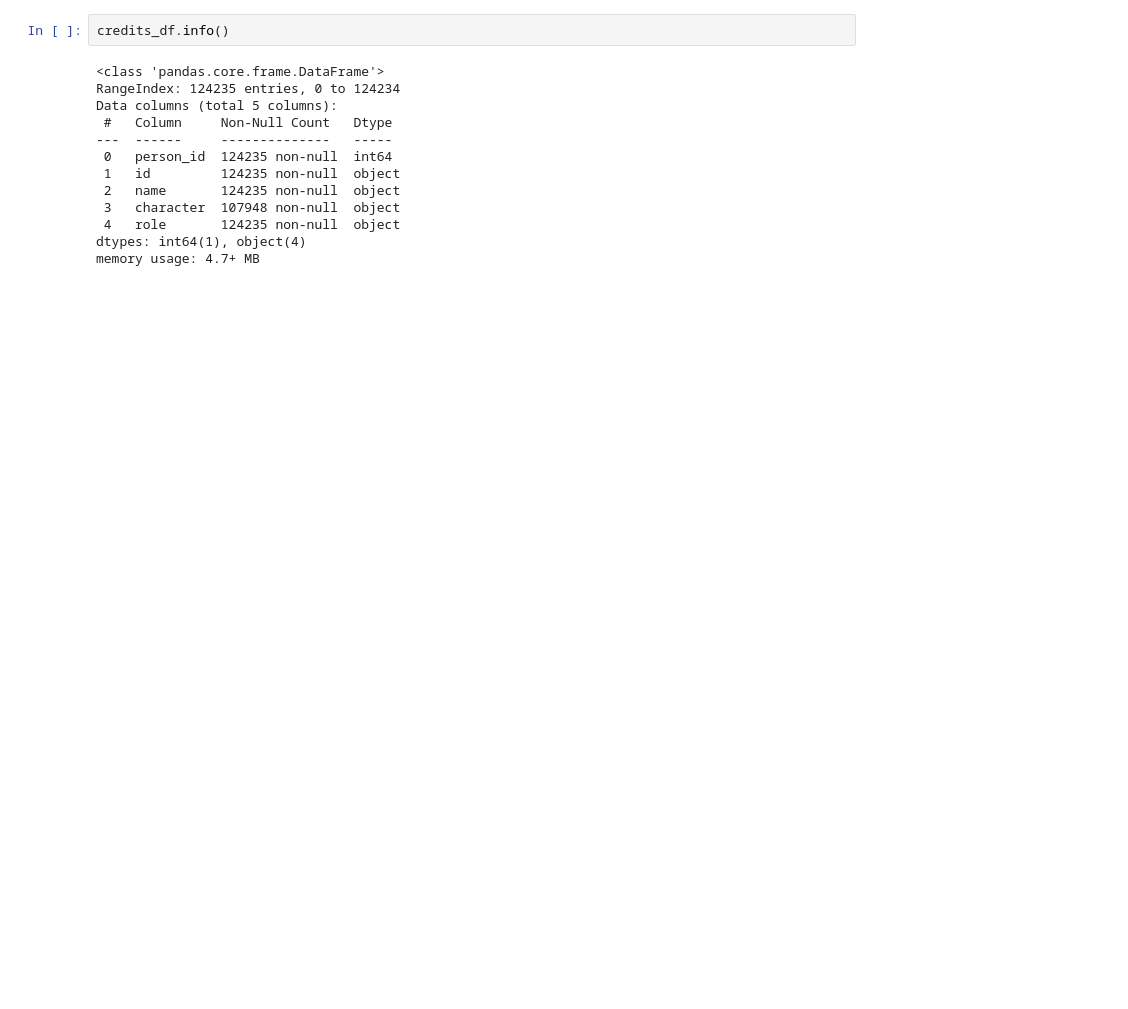
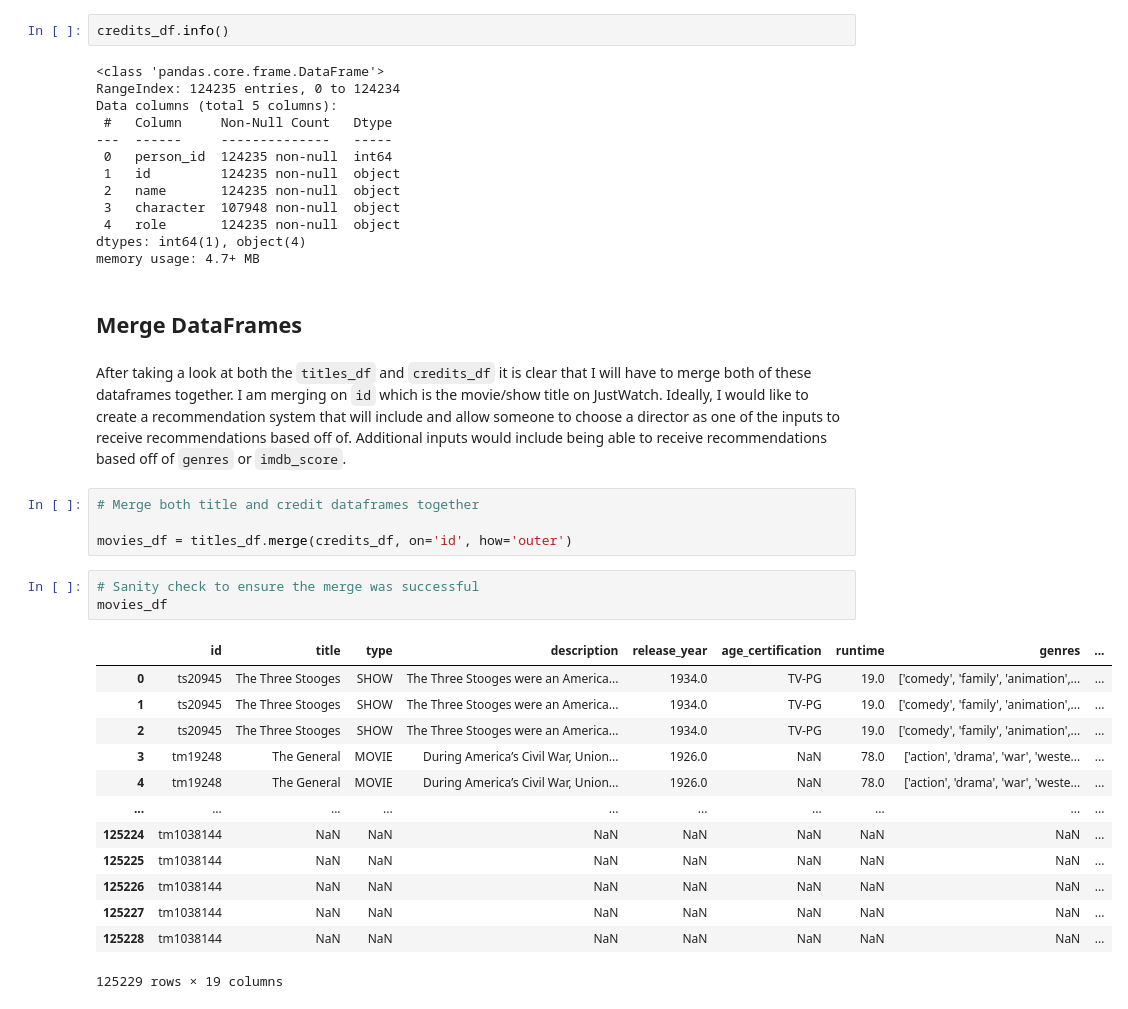
Before and after one commit to jsiddiqui85/Capstone_Recommendation_System, a Jupyter notebook: Workspace/Amazon_Prime_Video_Initial_EDA.ipynb, the cells around one changed output. Saved outputs shown, nothing was run; the diff lists cells and outputs as text; blank space fills up the shorter version.

```diff
--- a/Workspace/Amazon_Prime_Video_Initial_EDA.ipynb
+++ b/Workspace/Amazon_Prime_Video_Initial_EDA.ipynb
@@ -75,3 +192,28 @@ Data columns (total 5 columns):
  4   role       124235 non-null  object
 dtypes: int64(1), object(4)
 memory usage: 4.7+ MB
+# %% [markdown]
+## Merge DataFrames
+# %% [markdown]
+After taking a look at both the `titles_df` and `credits_df` it is clear that I will have to merge both of these dataframes together.  I am merging on `id` which is the movie/show title on JustWatch.  Ideally, I would like to create a recommendation system that will include and allow someone to choose a director as one of the inputs to receive recommendations based off of. Additional inputs would include being able to receive recommendations based off of `genres` or `imdb_score`.
+# %%
+# Merge both title and credit dataframes together
+
+movies_df = titles_df.merge(credits_df, on='id', how='outer')
+# %%
+# Sanity check to ensure the merge was successful
+movies_df
+# %% [output]
+|  | id | title | type | description | release_year | age_certification | runtime | genres | ... |
+| 0 | ts20945 | The Three Stooges | SHOW | The Three Stooges were an America... | 1934.0 | TV-PG | 19.0 | ['comedy', 'family', 'animation',... | ... |
+| 1 | ts20945 | The Three Stooges | SHOW | The Three Stooges were an America... | 1934.0 | TV-PG | 19.0 | ['comedy', 'family', 'animation',... | ... |
+| 2 | ts20945 | The Three Stooges | SHOW | The Three Stooges were an America... | 1934.0 | TV-PG | 19.0 | ['comedy', 'family', 'animation',... | ... |
+| 3 | tm19248 | The General | MOVIE | During America’s Civil War, Union... | 1926.0 | NaN | 78.0 | ['action', 'drama', 'war', 'weste... | ... |
+| 4 | tm19248 | The General | MOVIE | During America’s Civil War, Union... | 1926.0 | NaN | 78.0 | ['action', 'drama', 'war', 'weste... | ... |
+| ... | ... | ... | ... | ... | ... | ... | ... | ... | ... |
+| 125224 | tm1038144 | NaN | NaN | NaN | NaN | NaN | NaN | NaN | ... |
+| 125225 | tm1038144 | NaN | NaN | NaN | NaN | NaN | NaN | NaN | ... |
+| 125226 | tm1038144 | NaN | NaN | NaN | NaN | NaN | NaN | NaN | ... |
+| 125227 | tm1038144 | NaN | NaN | NaN | NaN | NaN | NaN | NaN | ... |
+| 125228 | tm1038144 | NaN | NaN | NaN | NaN | NaN | NaN | NaN | ... |
+125229 rows × 19 columns
```
Also changed, not shown: parts of 67 cells of this notebook, 1 other file.
